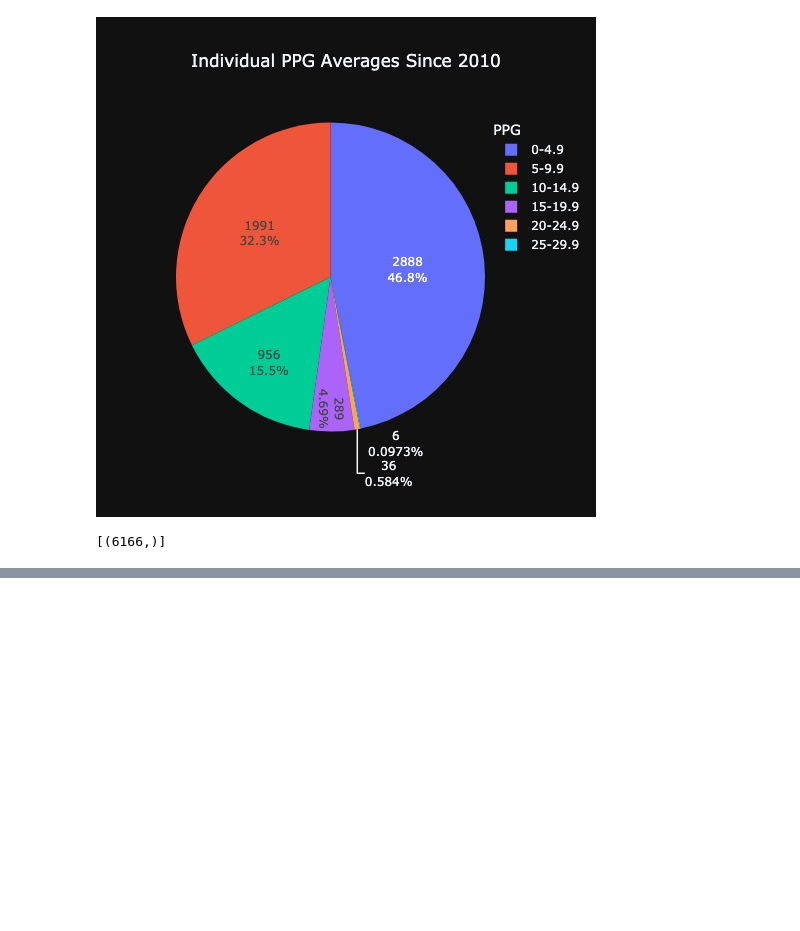
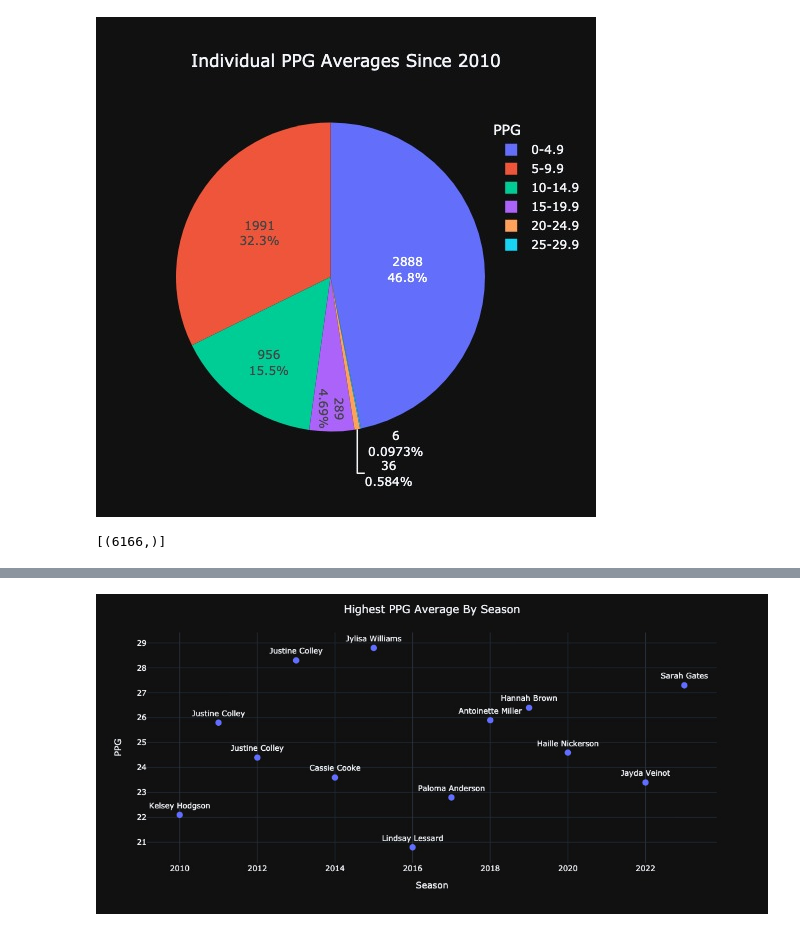
Before and after one commit to emmaritcey/usports_database, a Jupyter notebook: Final_Visualizations_Scoring.ipynb, the cells around one changed output, grey strips where cells are left out. Drawn from its saved outputs; the diff is of its cells as text; code cells hidden in the pictures; blank space fills up the shorter version.

Commit message:
Update visualizations

```diff
--- a/Final_Visualizations_Scoring.ipynb
+++ b/Final_Visualizations_Scoring.ipynb
@@ -5,7 +5,7 @@ import plotly.express as px
 import plotly.graph_objects as go
 
 #connect to database
-pw = "*****"
+pw = "Queens2021!"
 connection = create_db_connection("localhost", "root", pw, "usports")
 # %% [output]
 MySQL Database connection successful
@@ -599,0 +665,16 @@ print(num_players_total)
+# %%
+fig = px.scatter(top_scorers_df, x="Season", y="PPG", text="Player")
+fig.update_traces(textposition='top center',  textfont_size=12, marker=dict(size=10))
+fig.update_layout(
+    width=1050,
+    height=500,
+    title_text='Highest PPG Average By Season',
+    template='plotly_dark',
+    title_x=0.5
+)
+fig.show('jpg')
+
+#save Figure as jpg image
+fig.write_image("images/highest_ppg_per_season.jpeg", scale=6)
+# %% [output]
+[figure, added]
```
Also changed, not shown: parts of 9 cells of this notebook, 8 other files.
